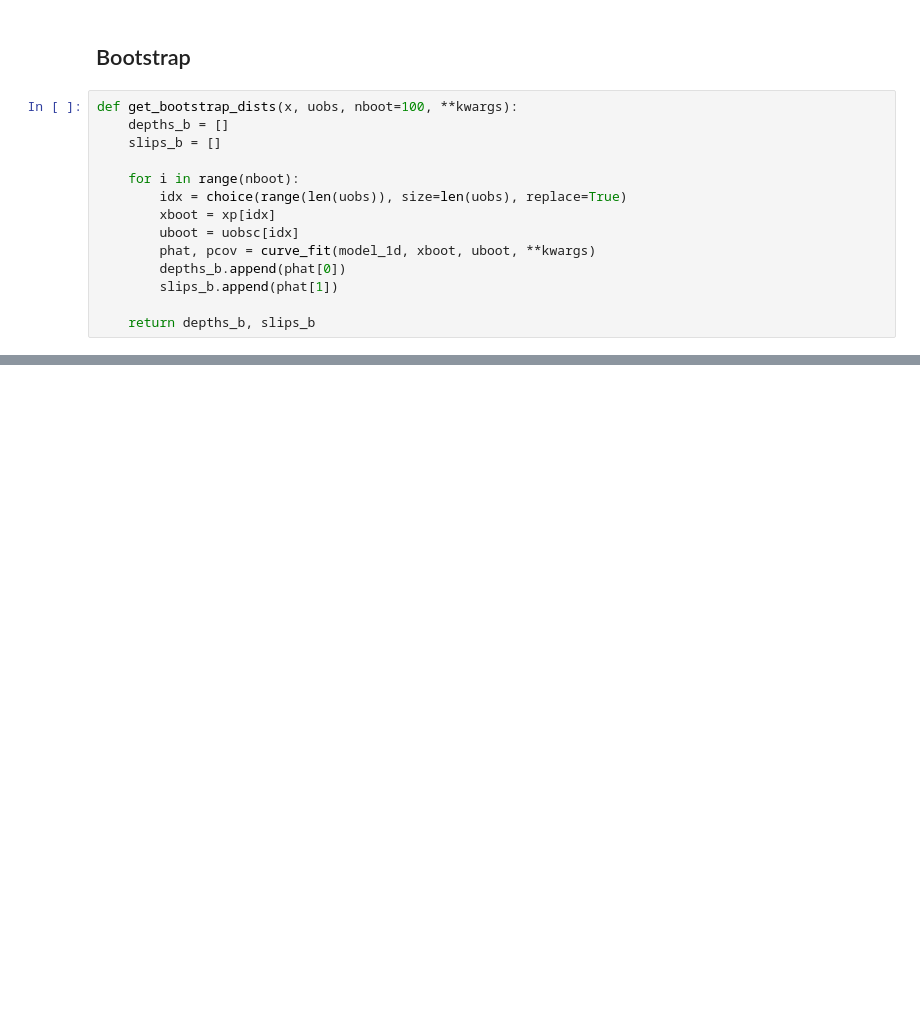
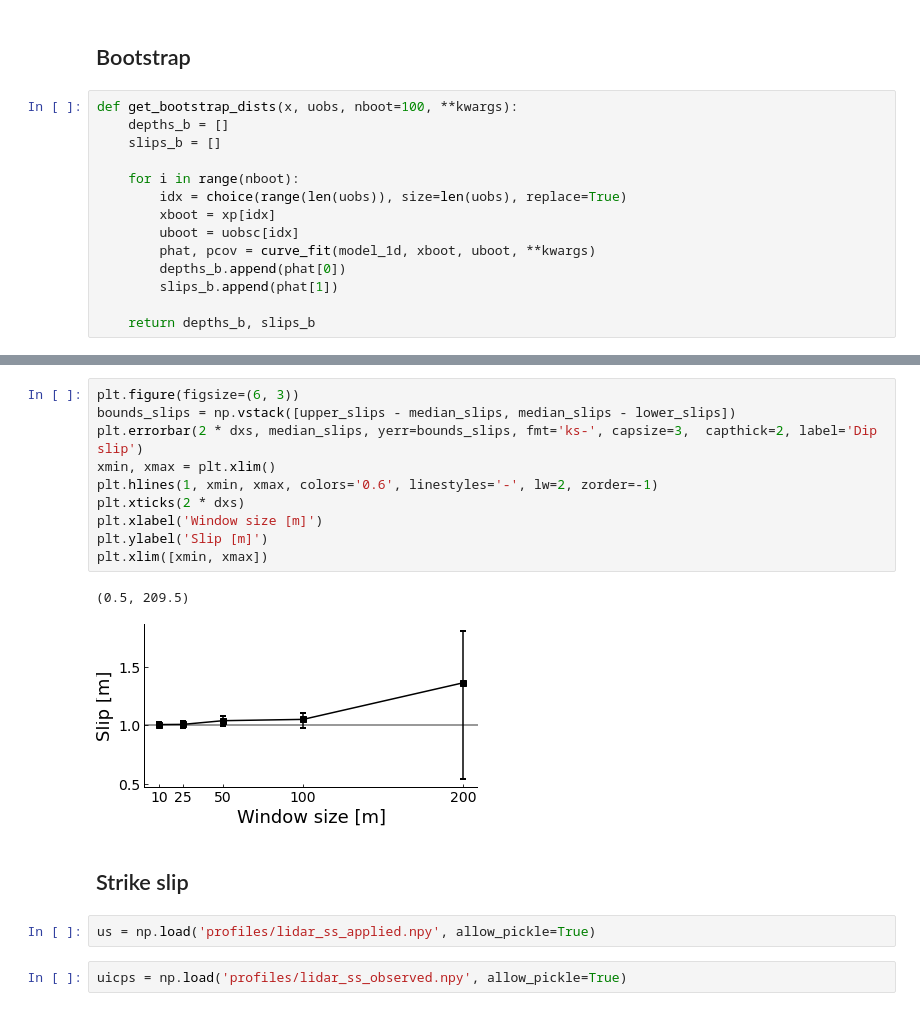
Before and after one commit to stgl/PointCloudDislocation, a Jupyter notebook: model-fitting-lidar.ipynb, the cells around one changed output, grey strips where cells are left out. Cells and saved outputs as stored; diff of their text form; blank space fills up the shorter version.

```diff
--- a/model-fitting-lidar.ipynb
+++ b/model-fitting-lidar.ipynb
@@ -181,0 +228,19 @@ for uobs, utrue, dx in zip(uicps, us, dxs):
+# %%
+plt.figure(figsize=(6, 3))
+bounds_slips = np.vstack([upper_slips - median_slips, median_slips - lower_slips])
+plt.errorbar(2 * dxs, median_slips, yerr=bounds_slips, fmt='ks-', capsize=3,  capthick=2, label='Dip slip')
+xmin, xmax = plt.xlim()
+plt.hlines(1, xmin, xmax, colors='0.6', linestyles='-', lw=2, zorder=-1)
+plt.xticks(2 * dxs)
+plt.xlabel('Window size [m]')
+plt.ylabel('Slip [m]')
+plt.xlim([xmin, xmax])
+# %% [output]
+(0.5, 209.5)
+[figure, added]
+# %% [markdown]
+## Strike slip
+# %%
+us = np.load('profiles/lidar_ss_applied.npy', allow_pickle=True)
+# %%
+uicps = np.load('profiles/lidar_ss_observed.npy', allow_pickle=True)
```
Also changed, not shown: parts of 18 cells of this notebook.
